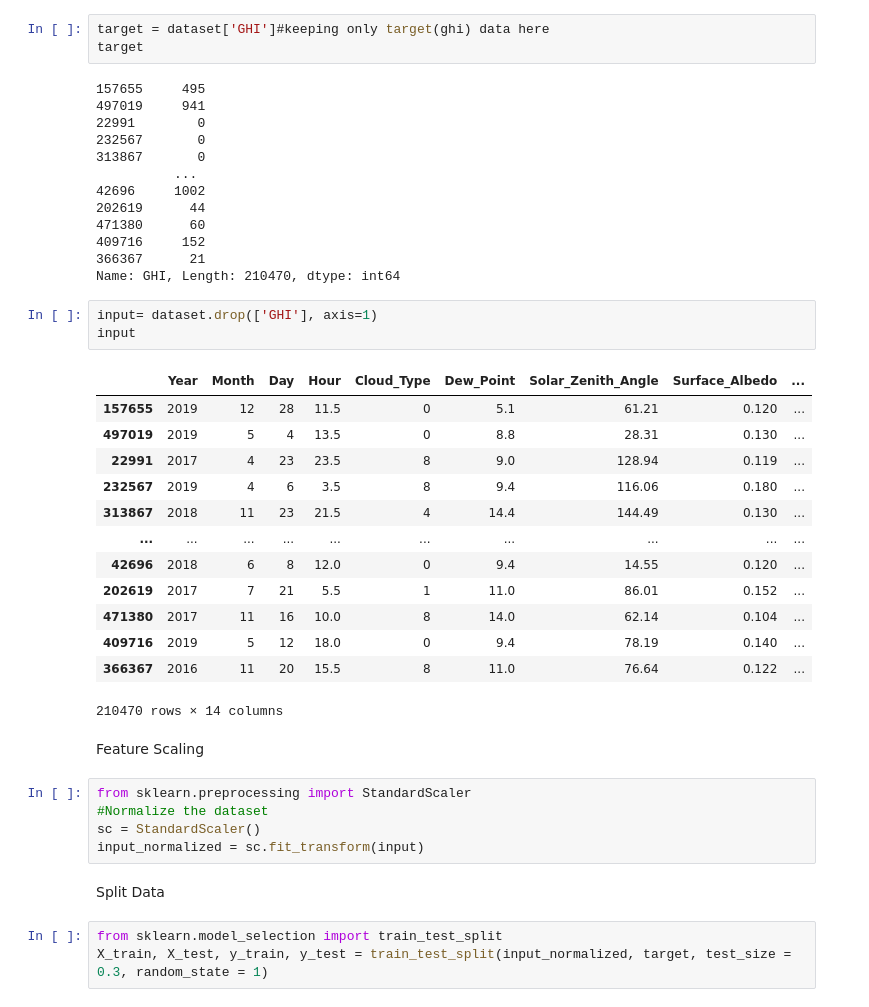
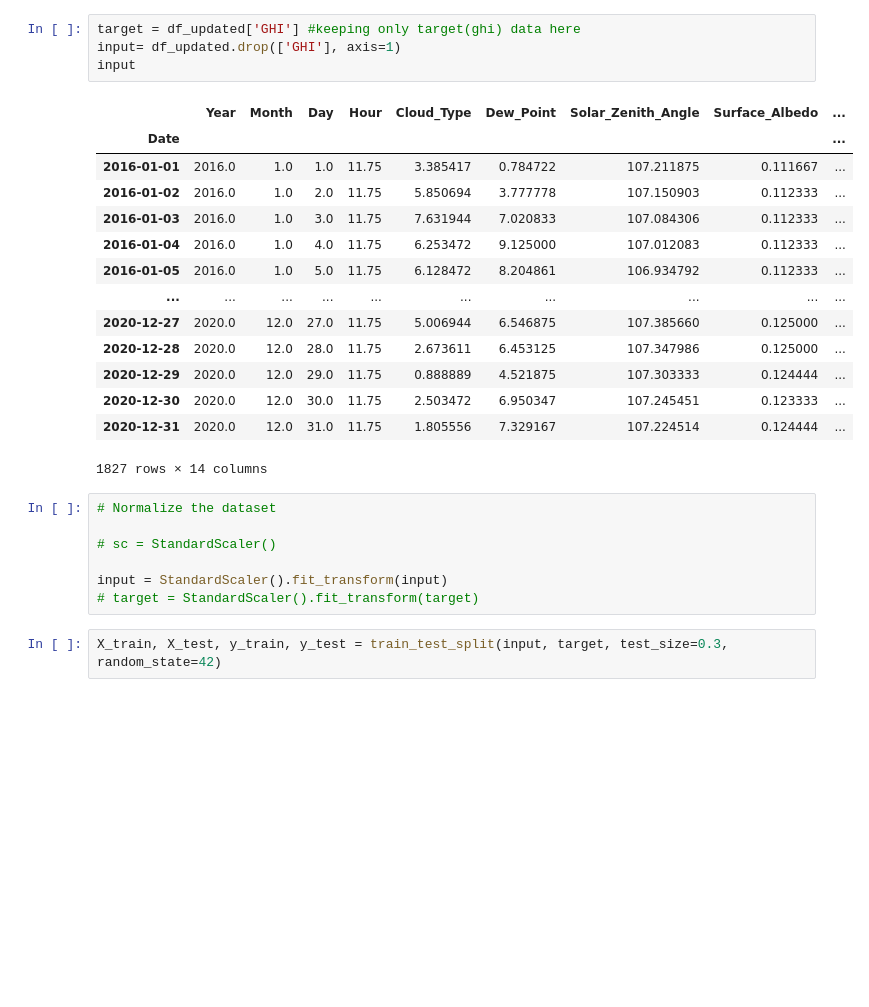
Before and after one commit to snvssk/data298A, a Jupyter notebook: SolarEnergy/MLModels/SVR.ipynb, the cells around one changed output. Drawn from its saved outputs; the diff is of its cells as text; blank space fills up the shorter version.

```diff
--- a/SolarEnergy/MLModels/SVR.ipynb
+++ b/SolarEnergy/MLModels/SVR.ipynb
@@ -23,45 +83,28 @@ dataset['GHI'].isnull().values.sum()
 # %%
-target = dataset['GHI']#keeping only target(ghi) data here
-target
+target = df_updated['GHI'] #keeping only target(ghi) data here
+input= df_updated.drop(['GHI'], axis=1)
+input
 # %% [output]
+|  | Year | Month | Day | Hour | Cloud_Type | Dew_Point | Solar_Zenith_Angle | Surface_Albedo | ... |
+| Date |  |  |  |  |  |  |  |  | ... |
+| 2016-01-01 | 2016.0 | 1.0 | 1.0 | 11.75 | 3.385417 | 0.784722 | 107.211875 | 0.111667 | ... |
+| 2016-01-02 | 2016.0 | 1.0 | 2.0 | 11.75 | 5.850694 | 3.777778 | 107.150903 | 0.112333 | ... |
+| 2016-01-03 | 2016.0 | 1.0 | 3.0 | 11.75 | 7.631944 | 7.020833 | 107.084306 | 0.112333 | ... |
+| 2016-01-04 | 2016.0 | 1.0 | 4.0 | 11.75 | 6.253472 | 9.125000 | 107.012083 | 0.112333 | ... |
+| 2016-01-05 | 2016.0 | 1.0 | 5.0 | 11.75 | 6.128472 | 8.204861 | 106.934792 | 0.112333 | ... |
+| ... | ... | ... | ... | ... | ... | ... | ... | ... | ... |
+| 2020-12-27 | 2020.0 | 12.0 | 27.0 | 11.75 | 5.006944 | 6.546875 | 107.385660 | 0.125000 | ... |
+| 2020-12-28 | 2020.0 | 12.0 | 28.0 | 11.75 | 2.673611 | 6.453125 | 107.347986 | 0.125000 | ... |
+| 2020-12-29 | 2020.0 | 12.0 | 29.0 | 11.75 | 0.888889 | 4.521875 | 107.303333 | 0.124444 | ... |
+| 2020-12-30 | 2020.0 | 12.0 | 30.0 | 11.75 | 2.503472 | 6.950347 | 107.245451 | 0.123333 | ... |
+| 2020-12-31 | 2020.0 | 12.0 | 31.0 | 11.75 | 1.805556 | 7.329167 | 107.224514 | 0.124444 | ... |
-157655     495
-497019     941
-22991        0
-232567       0
-313867       0
-          ...
-42696     1002
-202619      44
-471380      60
-409716     152
-366367      21
-Name: GHI, Length: 210470, dtype: int64
+1827 rows × 14 columns
-# %%
-input= dataset.drop(['GHI'], axis=1)
-input
-# %% [output]
-|  | Year | Month | Day | Hour | Cloud_Type | Dew_Point | Solar_Zenith_Angle | Surface_Albedo | ... |
-| 157655 | 2019 | 12 | 28 | 11.5 | 0 | 5.1 | 61.21 | 0.120 | ... |
-| 497019 | 2019 | 5 | 4 | 13.5 | 0 | 8.8 | 28.31 | 0.130 | ... |
-| 22991 | 2017 | 4 | 23 | 23.5 | 8 | 9.0 | 128.94 | 0.119 | ... |
-| 232567 | 2019 | 4 | 6 | 3.5 | 8 | 9.4 | 116.06 | 0.180 | ... |
-| 313867 | 2018 | 11 | 23 | 21.5 | 4 | 14.4 | 144.49 | 0.130 | ... |
-| ... | ... | ... | ... | ... | ... | ... | ... | ... | ... |
-| 42696 | 2018 | 6 | 8 | 12.0 | 0 | 9.4 | 14.55 | 0.120 | ... |
-| 202619 | 2017 | 7 | 21 | 5.5 | 1 | 11.0 | 86.01 | 0.152 | ... |
-| 471380 | 2017 | 11 | 16 | 10.0 | 8 | 14.0 | 62.14 | 0.104 | ... |
-| 409716 | 2019 | 5 | 12 | 18.0 | 0 | 9.4 | 78.19 | 0.140 | ... |
-| 366367 | 2016 | 11 | 20 | 15.5 | 8 | 11.0 | 76.64 | 0.122 | ... |
-210470 rows × 14 columns
-# %% [markdown]
-Feature Scaling
 # %%
-from sklearn.preprocessing import StandardScaler
-#Normalize the dataset
-sc = StandardScaler()
-input_normalized = sc.fit_transform(input)
+# Normalize the dataset
+
+# sc = StandardScaler()
+
+input = StandardScaler().fit_transform(input)
+# target = StandardScaler().fit_transform(target)
-# %% [markdown]
-Split Data
 # %%
-from sklearn.model_selection import train_test_split
-X_train, X_test, y_train, y_test = train_test_split(input_normalized, target, test_size = 0.3, random_state = 1)
+X_train, X_test, y_train, y_test = train_test_split(input, target, test_size=0.3, random_state=42)
```
Also changed, not shown: parts of 37 cells of this notebook.
